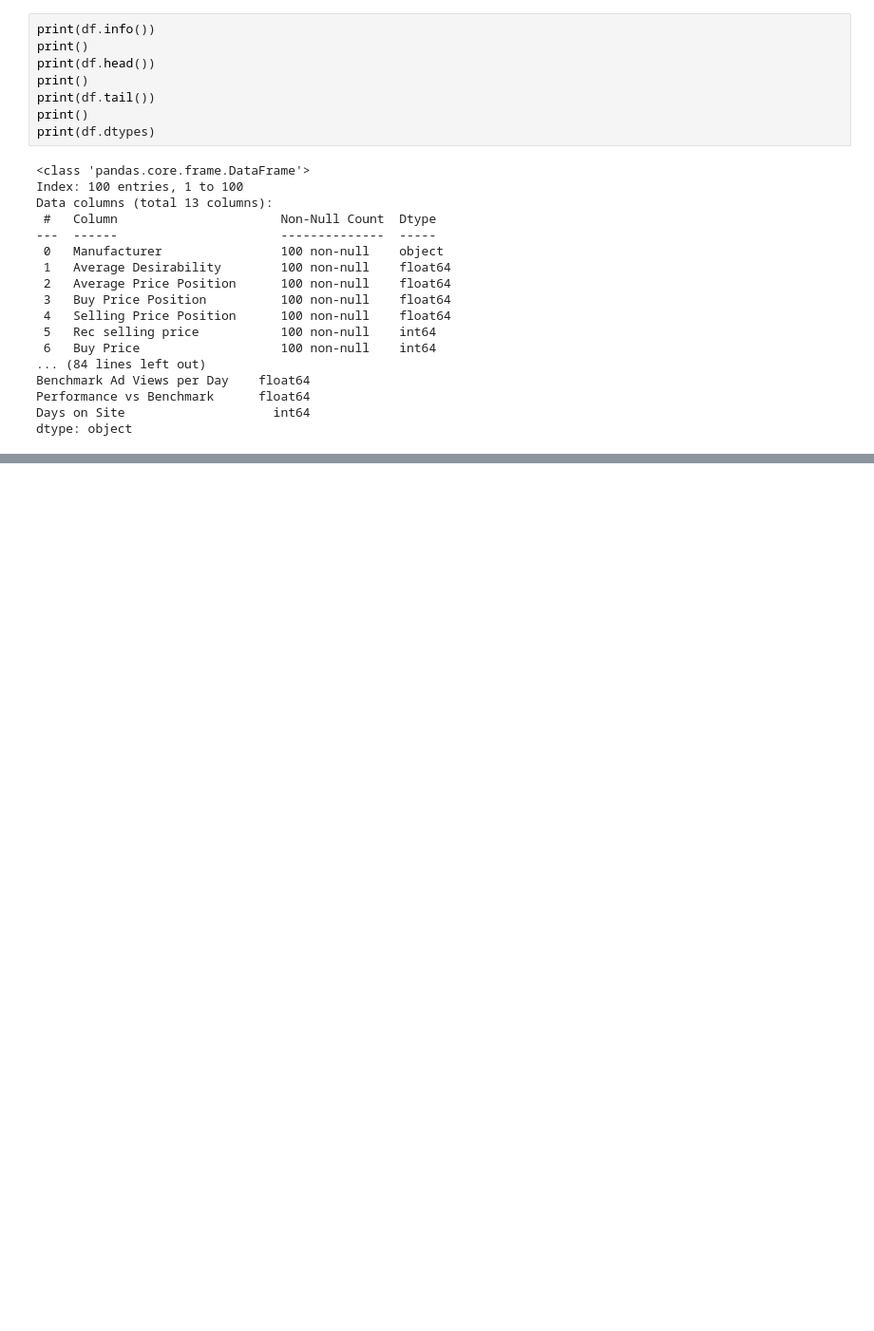
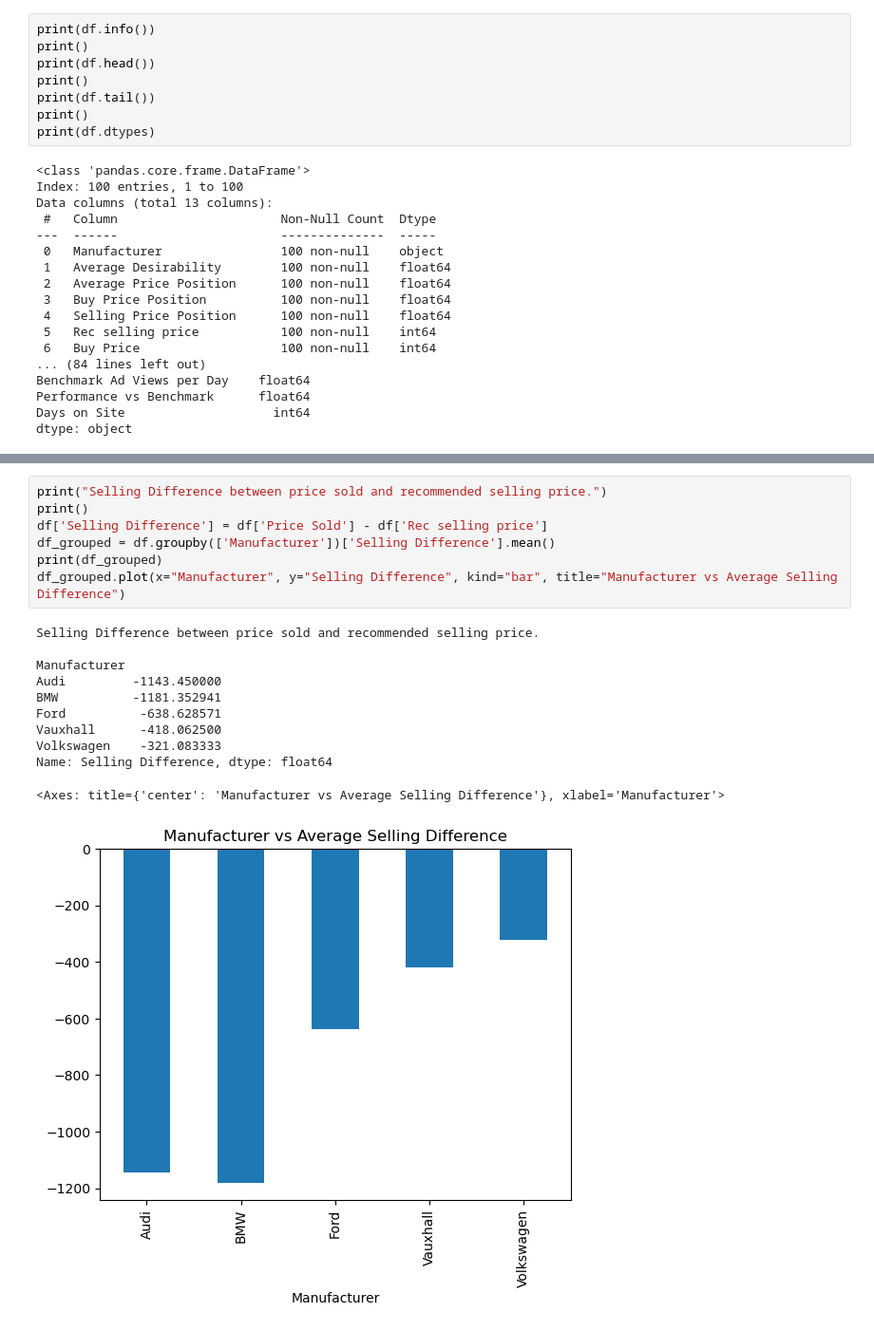
Before and after one commit to tesinclair/Group-Project-1, a Jupyter notebook: group-proj-1.ipynb, the cells around one changed output, grey strips where cells are left out. Shown at 95% size. Drawn from its saved outputs; the diff is of its cells as text; blank space fills up the shorter version.

```diff
--- a/group-proj-1.ipynb
+++ b/group-proj-1.ipynb
@@ -112,0 +137,19 @@ Name: Selling Difference, dtype: float64
+# %%
+print("Selling Difference between price sold and recommended selling price.")
+print()
+df['Selling Difference'] = df['Price Sold'] - df['Rec selling price']
+df_grouped = df.groupby(['Manufacturer'])['Selling Difference'].mean()
+print(df_grouped)
+df_grouped.plot(x="Manufacturer", y="Selling Difference", kind="bar", title="Manufacturer vs Average Selling Difference")
+# %% [output]
+Selling Difference between price sold and recommended selling price.
+
+Manufacturer
+Audi         -1143.450000
+BMW          -1181.352941
+Ford          -638.628571
+Vauxhall      -418.062500
+Volkswagen    -321.083333
+Name: Selling Difference, dtype: float64
+<Axes: title={'center': 'Manufacturer vs Average Selling Difference'}, xlabel='Manufacturer'>
+[figure, added]
```
Also changed, not shown: parts of 11 cells of this notebook.
